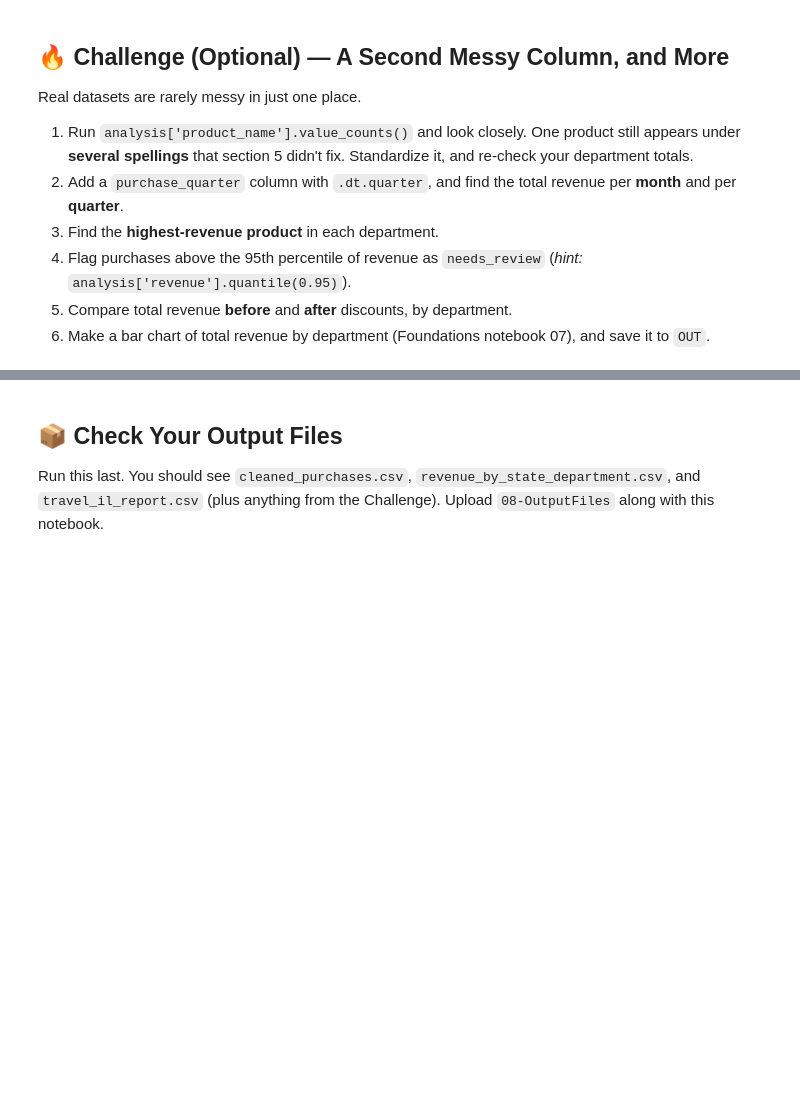
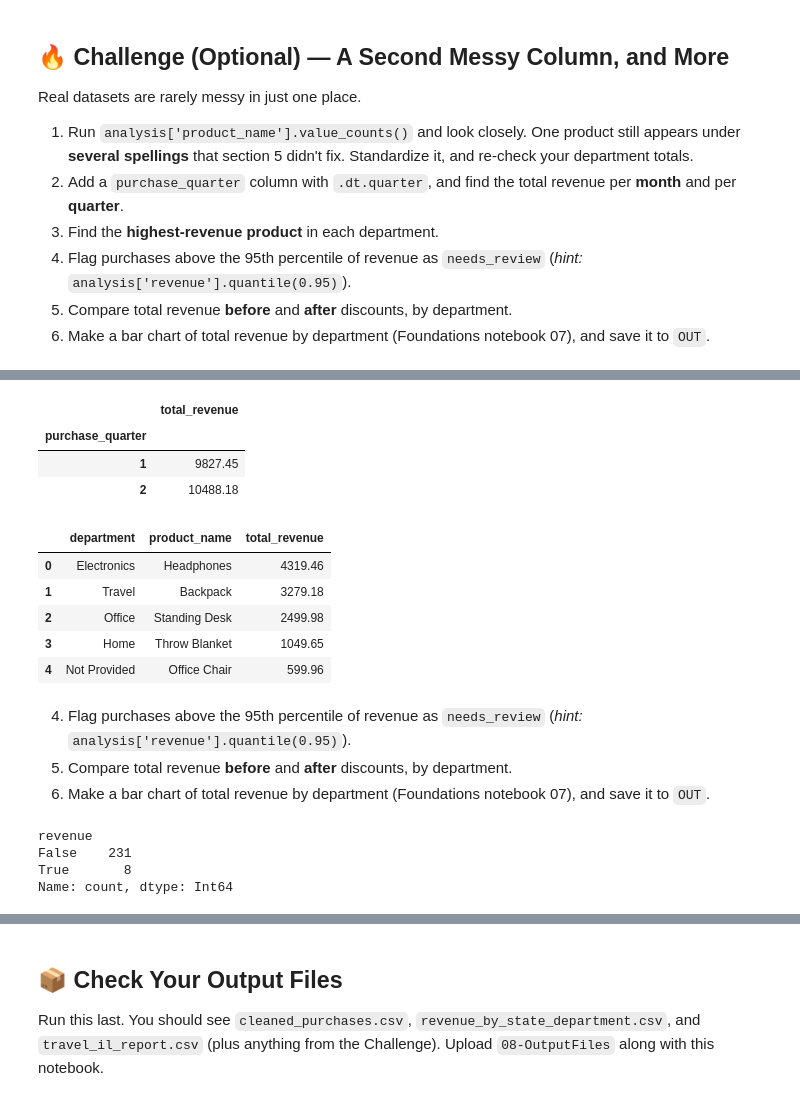
Before and after one commit to nazmunmansur/3603-data-science-mansur, a Jupyter notebook: Work/02-Assignments/06-Working_with_Data_Adv/08-Pandas_Wrangle_Lab.ipynb, the cells around one changed output, grey strips where cells are left out. Saved outputs shown, nothing was run; the diff lists cells and outputs as text; code cells hidden in the pictures; blank space fills up the shorter version.

```diff
--- a/Work/02-Assignments/06-Working_with_Data_Adv/08-Pandas_Wrangle_Lab.ipynb
+++ b/Work/02-Assignments/06-Working_with_Data_Adv/08-Pandas_Wrangle_Lab.ipynb
@@ -362,0 +904,51 @@ Real datasets are rarely messy in just one place.
+# %%
+# revenue by quarter
+
+quarterly_revenue = (analysis.groupby(analysis['purchase_quarter'])
+                                       .agg(total_revenue=('revenue', 'sum'))
+                                       .round(2))
+quarterly_revenue
+# %% [output]
+|  | total_revenue |
+| purchase_quarter |  |
+| 1 | 9827.45 |
+| 2 | 10488.18 |
+# %%
+# 3. Find the **highest-revenue product** in each department.
+product_revenue = (
+    analysis.groupby(['department', 'product_name'], as_index=False)
+    .agg(total_revenue=('revenue', 'sum'))
+)
+# %%
+highest_product_by_dept = (
+    product_revenue
+    .sort_values('total_revenue', ascending=False)
+    .groupby('department')
+    .head(1)
+    .reset_index(drop=True)
+)
+
+highest_product_by_dept
+# %% [output]
+|  | department | product_name | total_revenue |
+| 0 | Electronics | Headphones | 4319.46 |
+| 1 | Travel | Backpack | 3279.18 |
+| 2 | Office | Standing Desk | 2499.98 |
+| 3 | Home | Throw Blanket | 1049.65 |
+| 4 | Not Provided | Office Chair | 599.96 |
+# %% [markdown]
+4. Flag purchases above the 95th percentile of revenue as `needs_review` (*hint:* `analysis['revenue'].quantile(0.95)`).
+5. Compare total revenue **before** and **after** discounts, by department.
+6. Make a bar chart of total revenue by department (Foundations notebook 07), and save it to `OUT`.
+# %%
+#4. Flag purchases above the 95th percentile of revenue as `needs_review` (*hint:* `analysis['revenue'].quantile(0.95)`).
+review_threshold = analysis['revenue'].quantile(0.95)
+
+review_threshold
+analysis['revenue'] = analysis['revenue'] > review_threshold
+analysis['revenue'].value_counts()
+# %% [output]
+revenue
+False    231
+True       8
+Name: count, dtype: Int64
```
Also changed, not shown: parts of 54 cells of this notebook, 36 other files.
